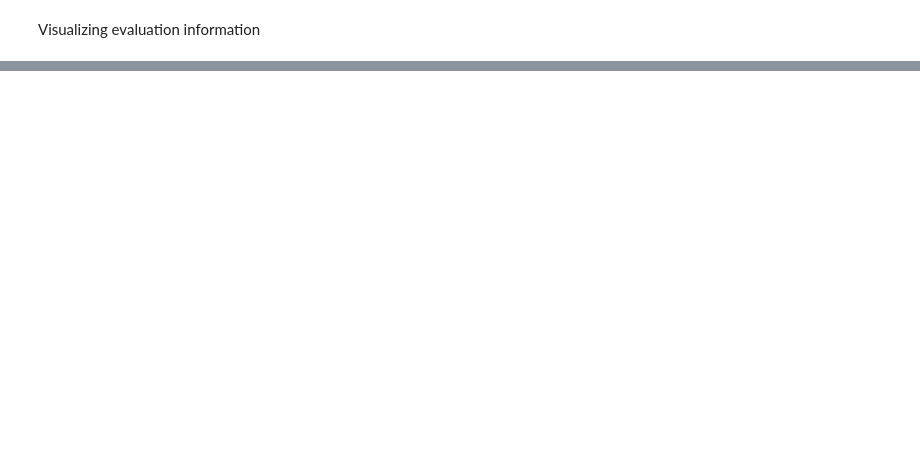
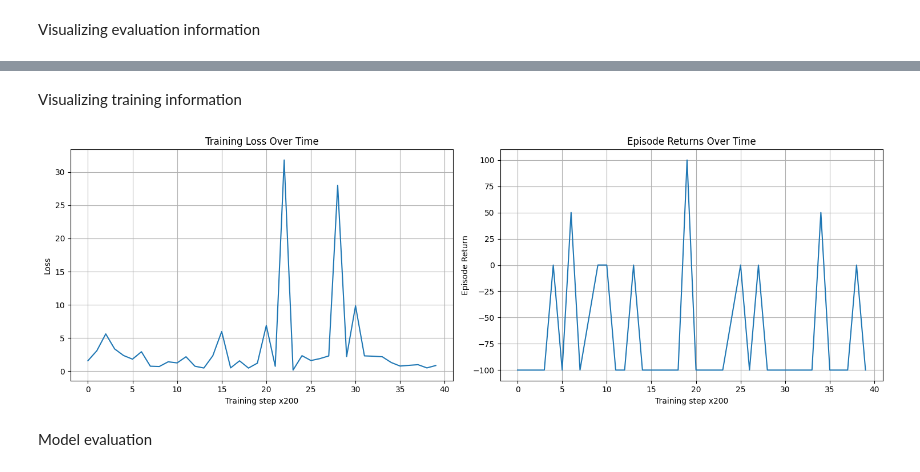
Before and after one commit to MohamedLouayChatti/Reinforcement-Learning-PPO, a Jupyter notebook: notebook.ipynb, the cells around one changed output, grey strips where cells are left out. Saved outputs shown, nothing was run; the diff lists cells and outputs as text; code cells hidden in the pictures; blank space fills up the shorter version.

```diff
--- a/notebook.ipynb
+++ b/notebook.ipynb
@@ -484,0 +557,6 @@ ax2.grid(True)
+# %%
+stage2_replay_buffer = tf_uniform_replay_buffer.TFUniformReplayBuffer(
+    data_spec=agent.collect_data_spec,
+    batch_size=tf_env.batch_size,
+    max_length=100000
+)
@@ -484,0 +565,7 @@ ax2.grid(True)
+# %%
+eval_policy = agent.policy
+collect_policy = agent.collect_policy
+random_policy = random_tf_policy.RandomTFPolicy(
+    tf_env.time_step_spec(),
+    tf_env.action_spec()
+)
@@ -484,0 +590,14 @@ ax2.grid(True)
+# %%
+num_iterations = 8000
+collect_steps_per_iteration = 4
+batch_size = 64
+eval_interval = 200
+speed = 50
+
+stage2_dataset = stage2_replay_buffer.as_dataset(
+    num_parallel_calls=3,
+    sample_batch_size=batch_size,
+    num_steps=2
+).prefetch(3)
+
+stage2_iterator = iter(stage2_dataset)
@@ -484,0 +658,23 @@ ax2.grid(True)
+# %% [markdown]
+Visualizing training information
+# %%
+fig, (ax1, ax2) = plt.subplots(1, 2, figsize=(15, 5))
+
+ax1.plot(stage2_train_losses)
+ax1.set_title('Training Loss Over Time')
+ax1.set_xlabel('Training step x200')
+ax1.set_ylabel('Loss')
+ax1.grid(True)
+
+ax2.plot(stage2_episode_returns)
+ax2.set_title('Episode Returns Over Time')
+ax2.set_xlabel('Training step x200')
+ax2.set_ylabel('Episode Return')
+ax2.grid(True)
+
+plt.tight_layout()
+plt.show()
+# %% [output]
+[figure, added]
+# %% [markdown]
+Model evaluation
```
Also changed, not shown: parts of 38 cells of this notebook, 9 other files.
